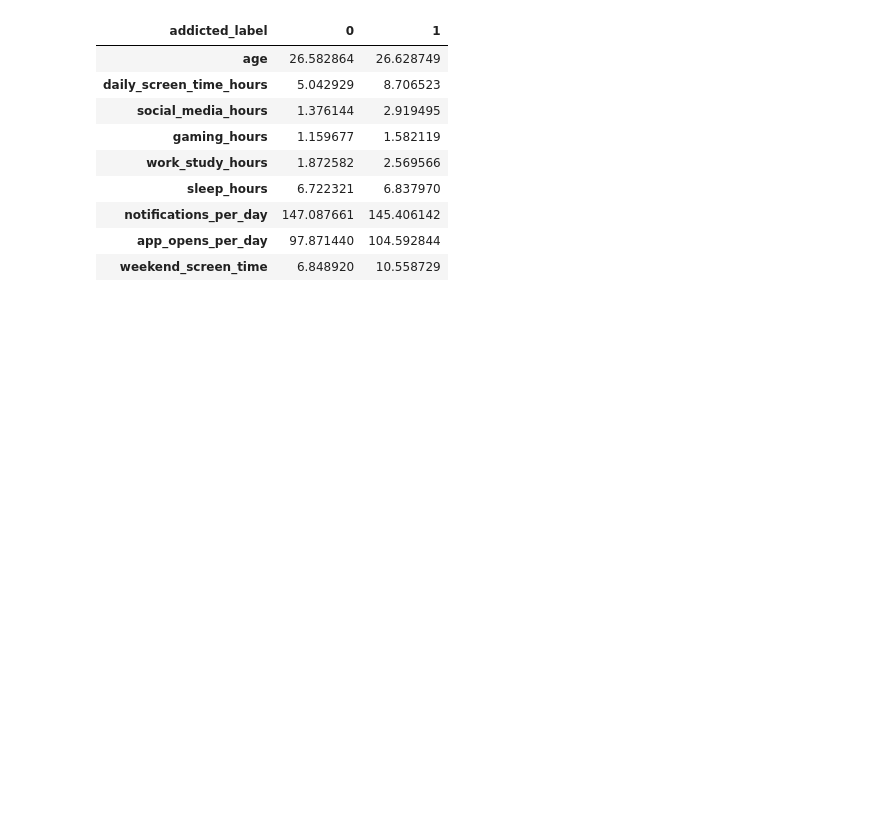
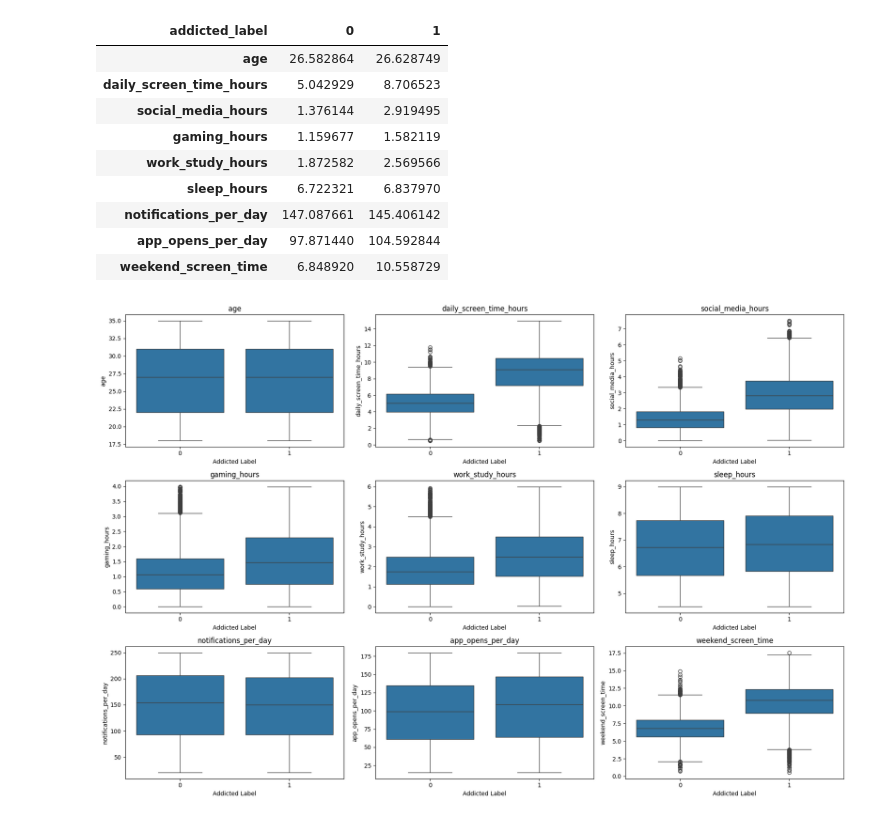
Before and after one commit to arsal-nia/Kaggle-Competition-Predicting-Smartphone-Addiction, a Jupyter notebook: s6e8-eda-understanding.ipynb, the cells around one changed output. Cells and saved outputs as stored; diff of their text form; code cells hidden in the pictures; blank space fills up the shorter version.

```diff
--- a/s6e8-eda-understanding.ipynb
+++ b/s6e8-eda-understanding.ipynb
@@ -421,3 +421,43 @@ display(target_stats)
 | notifications_per_day | 147.087661 | 145.406142 |
 | app_opens_per_day | 97.871440 | 104.592844 |
 | weekend_screen_time | 6.848920 | 10.558729 |
+# %%
+import matplotlib.pyplot as plt
+import seaborn as sns
+
+numerical_features = [
+    "age",
+    "daily_screen_time_hours",
+    "social_media_hours",
+    "gaming_hours",
+    "work_study_hours",
+    "sleep_hours",
+    "notifications_per_day",
+    "app_opens_per_day",
+    "weekend_screen_time"
+]
+
+# Sample data for faster plotting
+plot_data = train.sample(
+    n=min(100000, len(train)),
+    random_state=42
+)
+
+plt.figure(figsize=(18, 12))
+
+for i, col in enumerate(numerical_features, 1):
+    plt.subplot(3, 3, i)
+
+    sns.boxplot(
+        data=plot_data,
+        x="addicted_label",
+        y=col
+    )
+
+    plt.title(col)
+    plt.xlabel("Addicted Label")
+
+plt.tight_layout()
+plt.show()
+# %% [output]
+[figure, added]
```
Also changed, not shown: parts of 8 cells of this notebook.
